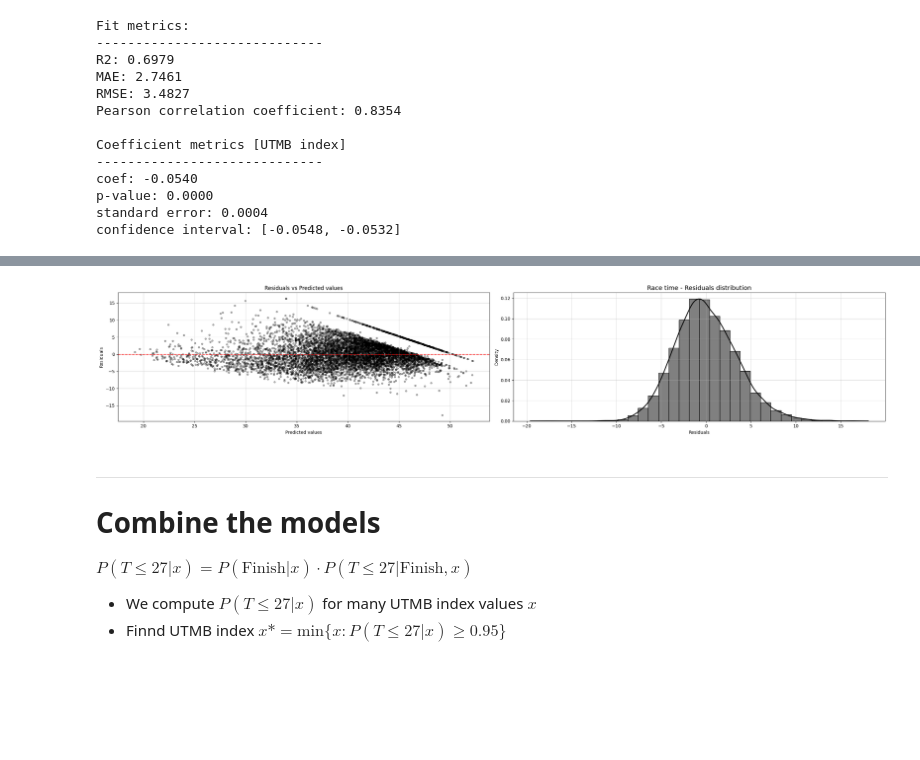
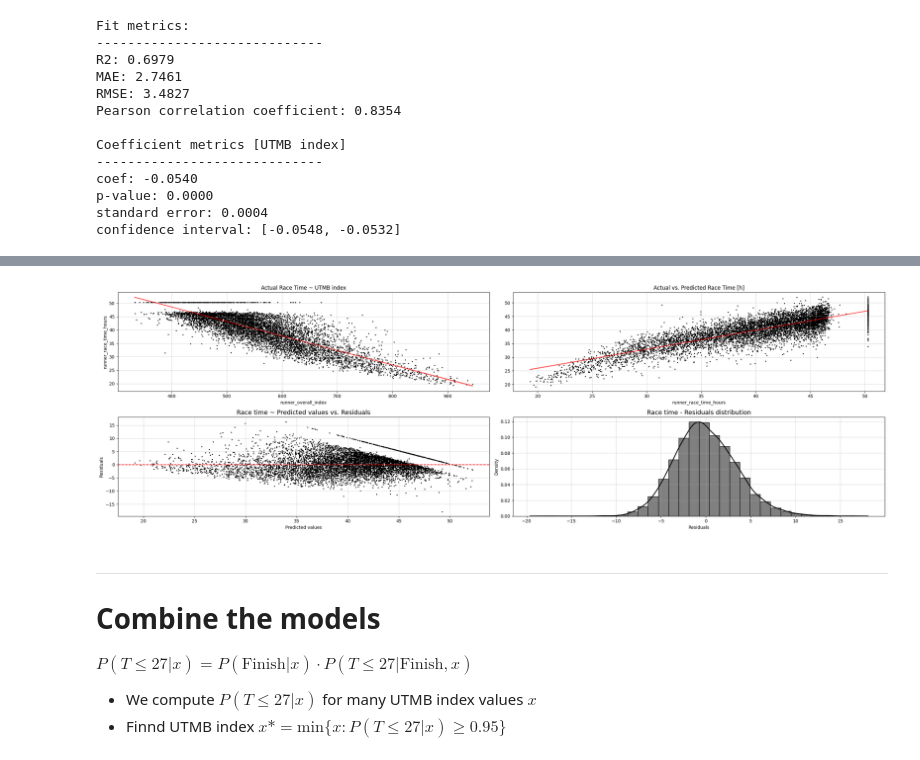
Before and after one commit to 1312Bravo/Path-To-UTMB, a Jupyter notebook: utmb_under_27h/analysis.ipynb, the cells around one changed output, grey strips where cells are left out. Drawn from its saved outputs; the diff is of its cells as text; code cells hidden in the pictures; blank space fills up the shorter version.

```diff
--- a/utmb_under_27h/analysis.ipynb
+++ b/utmb_under_27h/analysis.ipynb
@@ -514,41 +494,89 @@ confidence interval: [-0.0548, -0.0532]
 # %%
 # Linear model Diagnostic plots
 
 residuals = y_ols - y_pred_ols
-fig, ax = plt.subplots(1,2, figsize=(25,5))
+fig, ax = plt.subplots(2,2, figsize=(25,8))
 
+# Actual Race Time ~ UTMB index
+ax[0,0].set_title("Actual Race Time ~ UTMB index")
+ax[0,0].scatter(data_model_ols["runner_overall_index"], data_model_ols["runner_race_time_hours"], color="black", s=2)
+sns.regplot(x=data_model_ols["runner_overall_index"], y=data_model_ols["runner_race_time_hours"], scatter=False, color="red", line_kws={"linewidth": 2, "alpha": .6}, ax=ax[0,0])
 
-# # Race time ~ UTMB index
-# ax[0].set_title("Race time | Finish ~ UTMB index")
-# ax[0].scatter(
-#     x=data_model_ols[features_logit[0]],
-#     y=y_pred_ols,
-#     color="black",
-#     s=2
-# )
+# Actual vs. Predicted Race time
+ax[0,1].set_title("Actual vs. Predicted Race Time [h]")
+ax[0,1].scatter(y_ols, y_pred_ols, color="black", s=2)
+sns.regplot(x=y_ols, y=y_pred_ols, scatter=False, color="red", line_kws={"linewidth": 2, "alpha": .6}, ax=ax[0,1])
+ax[1,0].set_xlabel("Actual Race time")
+ax[1,0].set_ylabel("Predicted Race time")
 
-#
-ax[0].set_title("Race time ~ Predicted values vs. Residuals", fontsize=14)
-ax[0].scatter(y_pred_ols, residuals, color="black", s=15, alpha=.3)
-ax[0].axhline(0, color="red", linestyle="--")
-ax[0].set_xlabel(f"Predicted values")
-ax[0].set_ylabel("Residuals")
-ax[0].set_title(f"Residuals vs Predicted values")
+# Residuals Homoskedasticity
+ax[1,0].set_title("Race time ~ Predicted values vs. Residuals", fontsize=14)
+ax[1,0].scatter(y_pred_ols, residuals, color="black", s=2)
+ax[1,0].axhline(0, color="red", linestyle="--")
+ax[1,0].set_xlabel(f"Predicted values")
+ax[1,0].set_ylabel("Residuals")
 
 # Residuals KDE ~ Normality assumption
-ax[1].set_title("Race time - Residuals distribution", fontsize=14)
-ax[1].hist(residuals, bins=30, density=True, color="grey", edgecolor="black", alpha=1.0)
-sns.kdeplot(residuals, ax=ax[1], color="black", linewidth=2)
-ax[1].set_xlabel("Residuals")
-ax[1].set_ylabel("Density")
+ax[1,1].set_title("Race time - Residuals distribution", fontsize=14)
+ax[1,1].hist(residuals, bins=30, density=True, color="grey", edgecolor="black", alpha=1.0)
+sns.kdeplot(residuals, ax=ax[1,1], color="black", linewidth=2)
+ax[1,1].set_xlabel("Residuals")
+ax[1,1].set_ylabel("Density")
 
 for i in [0,1]:
-    ax[i].grid(alpha=.5)
+    for j in [0,1]:
+        ax[i,j].grid(alpha=.5)
 
 plt.tight_layout()
 plt.show()
+
+# - Actual race time ~ UTMB index
+#   - Linear trend is very reasonable
+#   - UTMB index contains Race time signal
+
+# - Actual vs. Predicted Race time
+#   - Pretty good linear behavior
+#   - Predictions are clearly informative
+
+# - Actual race time ~ UTMB index && Predicted values vs. Residuals
+#   - Variance changes with UTMB index - Heteroskedasticity (residuals variance is not constant)
+#       - Low UTMB index - width spread
+#       - High UTMB index - tight spread
+
+# - Predicted values vs. Residuals
+#   - Residuals are centered around 0 - No major systematic bias.
+#   - Heteroskedasticity
+#   - Our linear strucute assumes: e ~ N(o, sigma^2)
+#       - Where sigma = constant
+#       - Our residual plot: sigma = f(utmb index)
+#       - Uncertainty dependes on UTMB index
+
+# - Residuals distribution
+#   - Almost perfect normal distribution
+#       - Centered near 0
+#       - Slightly right skewed
+
+# Problems:
+# - Homoskedasticity
+#   - OLS coefficients remain unbiased & predictions will still be reasonable
+#   - Standard errors of coefficients become wrong and this affects (t-tests, p-values, confidence intervals, significance, hypothesis tests)
+#   - Inference becomes unreliable
+
+# The problems do not affect our framework too much
+#   - UTMB index predict mean finish time well
+#   - But uncertainty depends strongly on runner strength.
+
+# - Option A:
+#   - Assume residuals standard error is constant, even though imperfect
+#   - Easy to explain, friendly
+#   - Probabilities slightly miscalibrated
+
+# - Option B:
+#   - Model heteroskedasticity
+#   - Instead of sigma = const. estimate sigma = sigma(x)
+#   - More complexity, more assumptions
 # %% [output]
-[figure, old version]
+[figure, new version]
 # %% [markdown]
 ---
 # Combine the models
```
Also changed, not shown: parts of 3 cells of this notebook.
